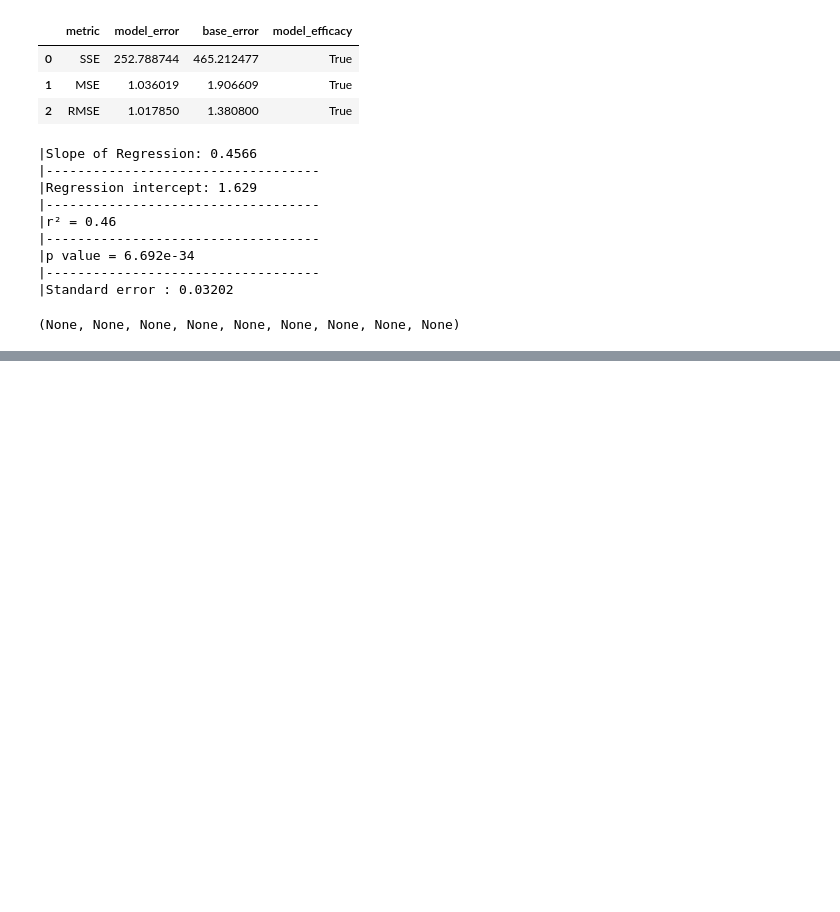
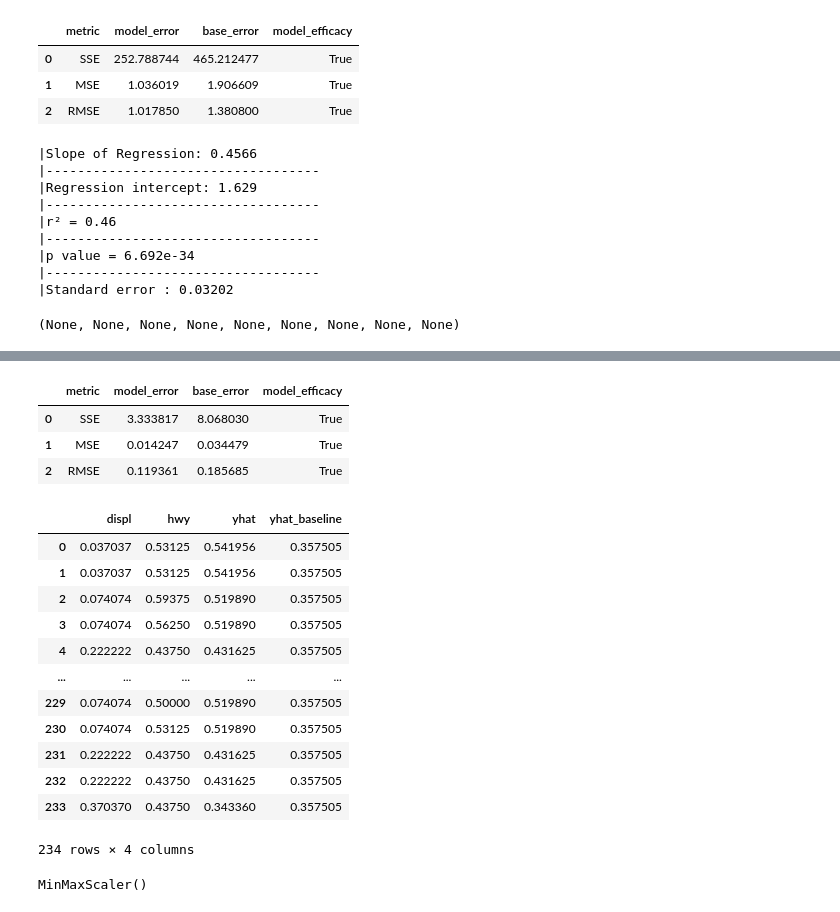
Before and after one commit to parkervoit/regression-exercises, a Jupyter notebook: evaluate.ipynb, the cells around one changed output, grey strips where cells are left out. Drawn from its saved outputs; the diff is of its cells as text; code cells hidden in the pictures; blank space fills up the shorter version.

```diff
--- a/evaluate.ipynb
+++ b/evaluate.ipynb
@@ -332,0 +421,29 @@ regression_stats(tips_df.tip, tips_df.yhat)
+# %%
+evaluate.better_than_baseline(mpg_scaled['hwy'],mpg_scaled['yhat'])
+# %% [output]
+|  | metric | model_error | base_error | model_efficacy |
+| 0 | SSE | 3.333817 | 8.068030 | True |
+| 1 | MSE | 0.014247 | 0.034479 | True |
+| 2 | RMSE | 0.119361 | 0.185685 | True |
+# %%
+mpg_scaled = mpg_scaled[mpg_scaled.columns.drop('index')]
+mpg_scaled
+# %% [output]
+|  | displ | hwy | yhat | yhat_baseline |
+| 0 | 0.037037 | 0.53125 | 0.541956 | 0.357505 |
+| 1 | 0.037037 | 0.53125 | 0.541956 | 0.357505 |
+| 2 | 0.074074 | 0.59375 | 0.519890 | 0.357505 |
+| 3 | 0.074074 | 0.56250 | 0.519890 | 0.357505 |
+| 4 | 0.222222 | 0.43750 | 0.431625 | 0.357505 |
+| ... | ... | ... | ... | ... |
+| 229 | 0.074074 | 0.50000 | 0.519890 | 0.357505 |
+| 230 | 0.074074 | 0.53125 | 0.519890 | 0.357505 |
+| 231 | 0.222222 | 0.43750 | 0.431625 | 0.357505 |
+| 232 | 0.222222 | 0.43750 | 0.431625 | 0.357505 |
+| 233 | 0.370370 | 0.43750 | 0.343360 | 0.357505 |
+234 rows × 4 columns
+# %%
+scaler = sklearn.preprocessing.MinMaxScaler()
+scaler.fit(mpg_df[['displ','hwy']])
+# %% [output]
+MinMaxScaler()
```
Also changed, not shown: parts of 31 cells of this notebook, 3 other files.
